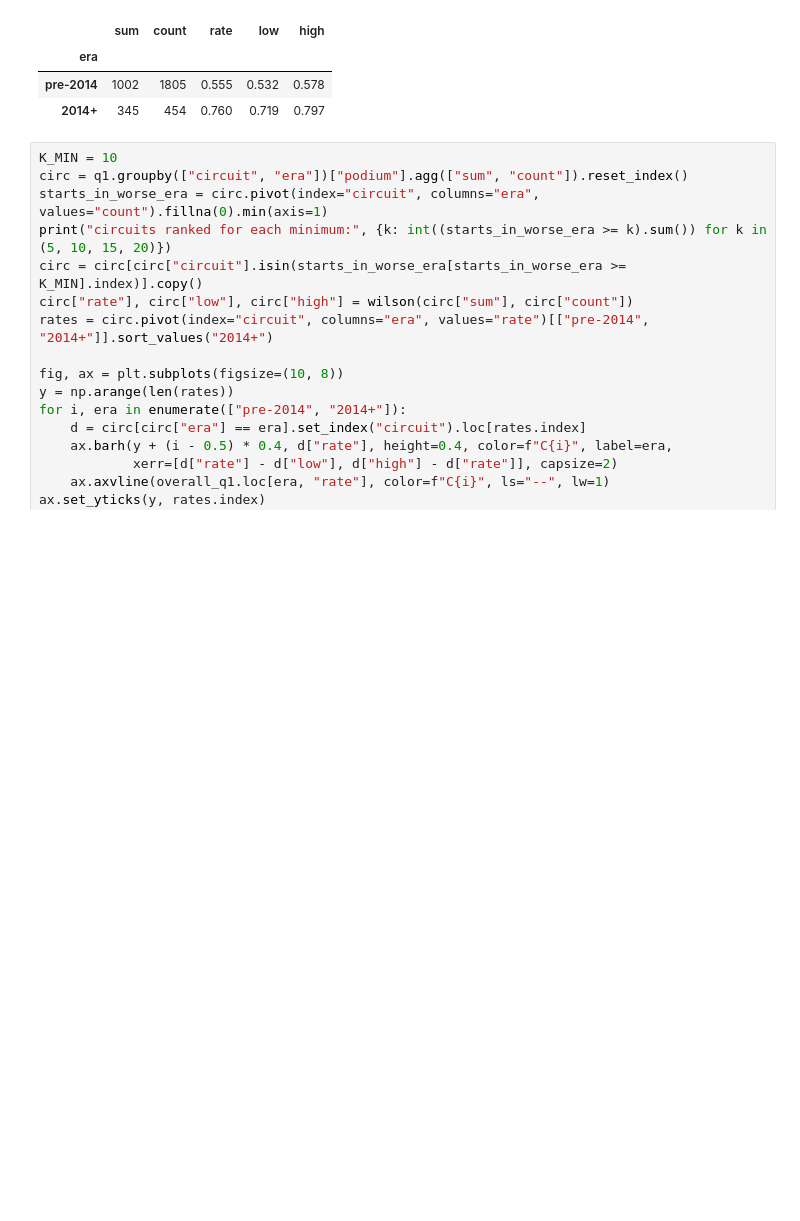
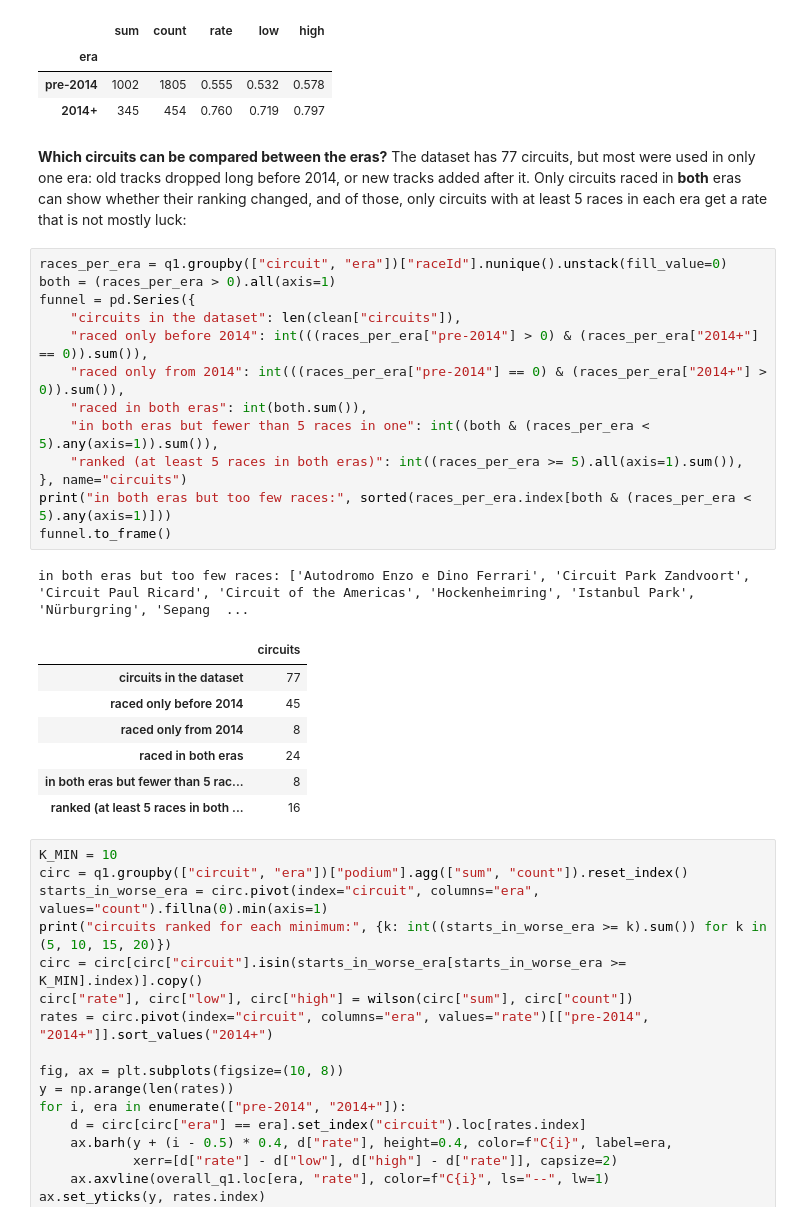
Before and after one commit to MohamedAyman04/f1-drivers, a Jupyter notebook: notebooks/f1_podium_prediction.ipynb, the cells around one changed output. Drawn from its saved outputs; the diff is of its cells as text; blank space fills up the shorter version.

```diff
--- a/notebooks/f1_podium_prediction.ipynb
+++ b/notebooks/f1_podium_prediction.ipynb
@@ -660,6 +653,30 @@ overall_q1.round(3)
 | era |  |  |  |  |  |
 | pre-2014 | 1002 | 1805 | 0.555 | 0.532 | 0.578 |
 | 2014+ | 345 | 454 | 0.760 | 0.719 | 0.797 |
+# %% [markdown]
+**Which circuits can be compared between the eras?** The dataset has 77 circuits, but most were used in only one era: old tracks dropped long before 2014, or new tracks added after it. Only circuits raced in **both** eras can show whether their ranking changed, and of those, only circuits with at least 5 races in each era get a rate that is not mostly luck:
+# %%
+races_per_era = q1.groupby(["circuit", "era"])["raceId"].nunique().unstack(fill_value=0)
+both = (races_per_era > 0).all(axis=1)
+funnel = pd.Series({
+    "circuits in the dataset": len(clean["circuits"]),
+    "raced only before 2014": int(((races_per_era["pre-2014"] > 0) & (races_per_era["2014+"] == 0)).sum()),
+    "raced only from 2014": int(((races_per_era["pre-2014"] == 0) & (races_per_era["2014+"] > 0)).sum()),
+    "raced in both eras": int(both.sum()),
+    "in both eras but fewer than 5 races in one": int((both & (races_per_era < 5).any(axis=1)).sum()),
+    "ranked (at least 5 races in both eras)": int((races_per_era >= 5).all(axis=1).sum()),
+}, name="circuits")
+print("in both eras but too few races:", sorted(races_per_era.index[both & (races_per_era < 5).any(axis=1)]))
+funnel.to_frame()
+# %% [output]
+in both eras but too few races: ['Autodromo Enzo e Dino Ferrari', 'Circuit Park Zandvoort', 'Circuit Paul Ricard', 'Circuit of the Americas', 'Hockenheimring', 'Istanbul Park', 'Nürburgring', 'Sepang  ...
+|  | circuits |
+| circuits in the dataset | 77 |
+| raced only before 2014 | 45 |
+| raced only from 2014 | 8 |
+| raced in both eras | 24 |
+| in both eras but fewer than 5 rac... | 8 |
+| ranked (at least 5 races in both ... | 16 |
 # %%
 K_MIN = 10
 circ = q1.groupby(["circuit", "era"])["podium"].agg(["sum", "count"]).reset_index()
```
Also changed, not shown: parts of 1 cell of this notebook, 7 other files.
